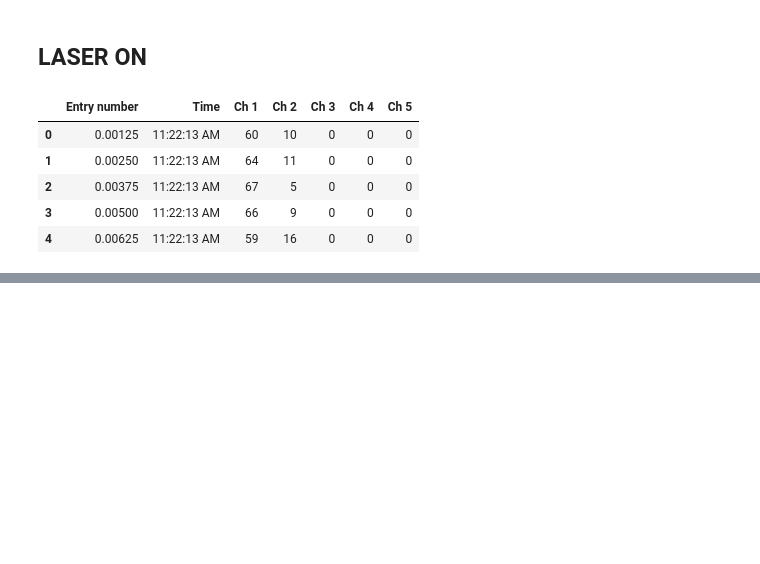
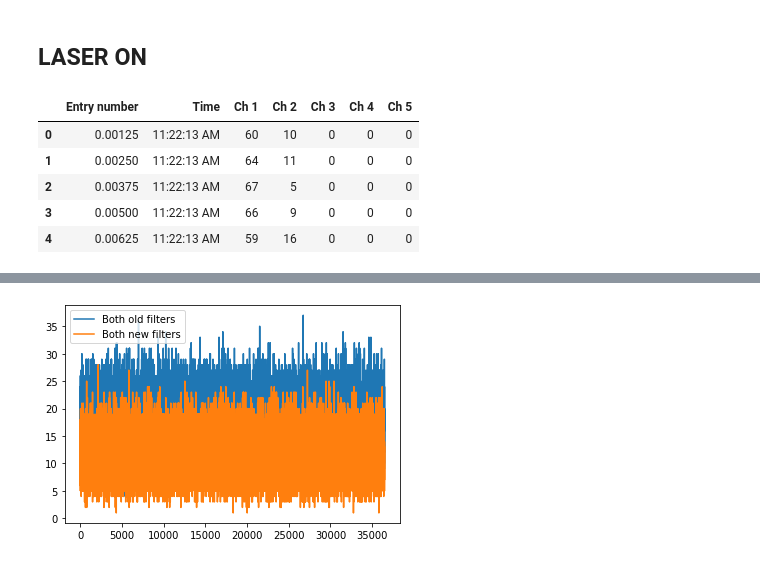
Before and after one commit to tyxiang0530/qrand, a Jupyter notebook: FilterStatistics.ipynb, the cells around one changed output, grey strips where cells are left out. Saved outputs shown, nothing was run; the diff lists cells and outputs as text; code cells hidden in the pictures; blank space fills up the shorter version.

```diff
--- a/FilterStatistics.ipynb
+++ b/FilterStatistics.ipynb
@@ -39,0 +66,8 @@ plt.show()
+# %%
+# plt.plot(t_no_filt['Ch 1'][:len(t_old_filt['Ch 1'])], label = "No filter")
+plt.plot(t_old_filt['Ch 1'][:len(t_old_filt['Ch 1'])], label = "Both old filters")
+plt.plot(t_new_filt['Ch 1'][:len(t_old_filt['Ch 1'])], label = "Both new filters")
+plt.legend()
+plt.show()
+# %% [output]
+[figure, added]
```
Also changed, not shown: parts of 10 cells of this notebook, 3 other files.
